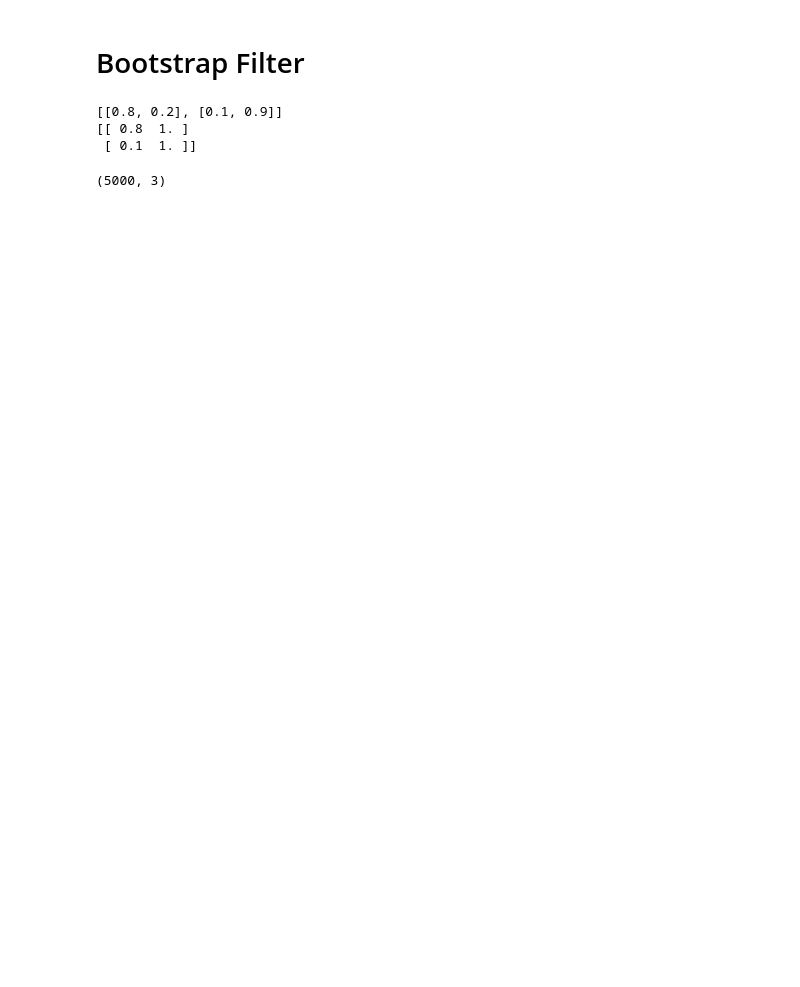
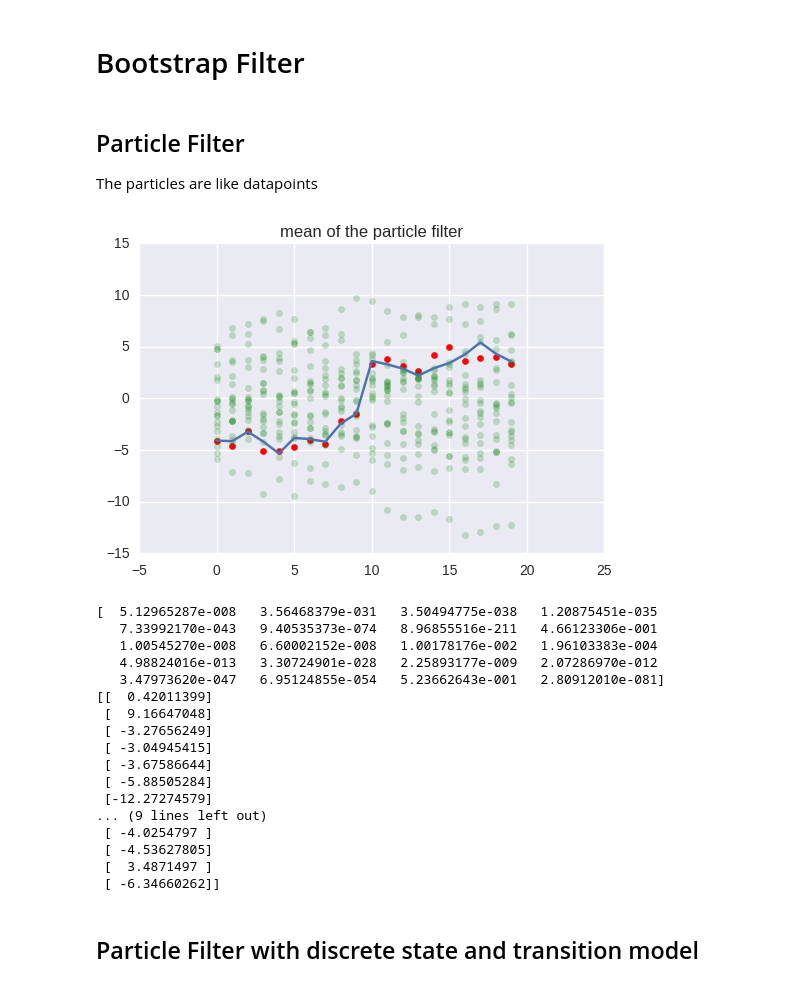
Before and after one commit to arne7morgen/MasterThesis, a Jupyter notebook: notebooks/BootstrapFilter.ipynb, the cells around one changed output. Saved outputs shown, nothing was run; the diff lists cells and outputs as text; code cells hidden in the pictures; blank space fills up the shorter version.

Commit message:
implemented to a Sequential Importance Sampling filter. No resampling yet. Also added a okay plot function etc.

```diff
--- a/notebooks/BootstrapFilter.ipynb
+++ b/notebooks/BootstrapFilter.ipynb
@@ -8,3 +8,6 @@ import seaborn
 import matplotlib.pyplot as plt
 import copy
 %matplotlib inline
+# %% [markdown]
+## Particle Filter
+The particles are like datapoints
@@ -11 +56,55 @@ import copy
+# %%
+def printParticleFilter(data, particles, mean, weights=None):
+    plt.plot(mean, color='g')
+    plt.scatter(range(0,len(data)),data, color='red')
+    alpha = 0.2
+    for x, y in zip(range(len(data)), particles):
+        plt.scatter([x] * len(y), y, color='g', alpha=alpha)
+    plt.title('mean of the particle filter')
+    plt.show()
+# %%
+def TestData(mean=[4,-4], var=[1,1], n=10, skips=1):
+    data = np.random.normal(mean[1],var[1],n)
+    for i in range(skips):
+        data = np.append(data, np.random.normal(mean[i%2],var[i%2],n))
+    return data
+
+def runParticleFilter():
+    #create data
+    data = TestData()
+    particles = []
+    weights = []
+    #feed data to particle Filter
+    bs = BootstrapFilter(1)
+    for i, d in enumerate(data):
+        p, w = bs.importantSampling(d)
+        particles.append(p.copy())
+        weights.append(w.copy())
+    mean = bs.mean
+    printParticleFilter(data, particles, mean)
+    print weights[-1]
+    print particles[-1]
+# %%
+runParticleFilter()
+# %% [output]
+[figure, added]
+[  5.12965287e-008   3.56468379e-031   3.50494775e-038   1.20875451e-035
+   7.33992170e-043   9.40535373e-074   8.96855516e-211   4.66123306e-001
+   1.00545270e-008   6.60002152e-008   1.00178176e-002   1.96103383e-004
+   4.98824016e-013   3.30724901e-028   2.25893177e-009   2.07286970e-012
+   3.47973620e-047   6.95124855e-054   5.23662643e-001   2.80912010e-081]
+[[  0.42011399]
+ [  9.16647048]
+ [ -3.27656249]
+ [ -3.04945415]
+ [ -3.67586644]
+ [ -5.88505284]
+ [-12.27274579]
+... (9 lines left out)
+ [ -4.0254797 ]
+ [ -4.53627805]
+ [  3.4871497 ]
+ [ -6.34660262]]
+# %% [markdown]
+## Particle Filter with discrete state and transition model
 # %%
@@ -59,18 +158,3 @@ class BootstrapFilter(object):
         p[0] = newState
         #TODO update mean and var of particle to new state
         pass
-# %%
-tm = [[0.8,0.2],[0.1,0.9]]
-print tm
-a = np.cumsum(tm, axis=1)
-print a
-# %% [output]
-[[0.8, 0.2], [0.1, 0.9]]
-[[ 0.8  1. ]
- [ 0.1  1. ]]
-# %%
-tm = [[0.9,0.1],[0.1,0.9]]
-prior = ((-1., 1.0, 0.5),(2.3, 1.0, 0.5)) # mean, var, belive
-bs = BootstrapFilter(prior, tm)
-# %% [output]
-(5000, 3)
```
Also changed, not shown: parts of 2 cells of this notebook.
